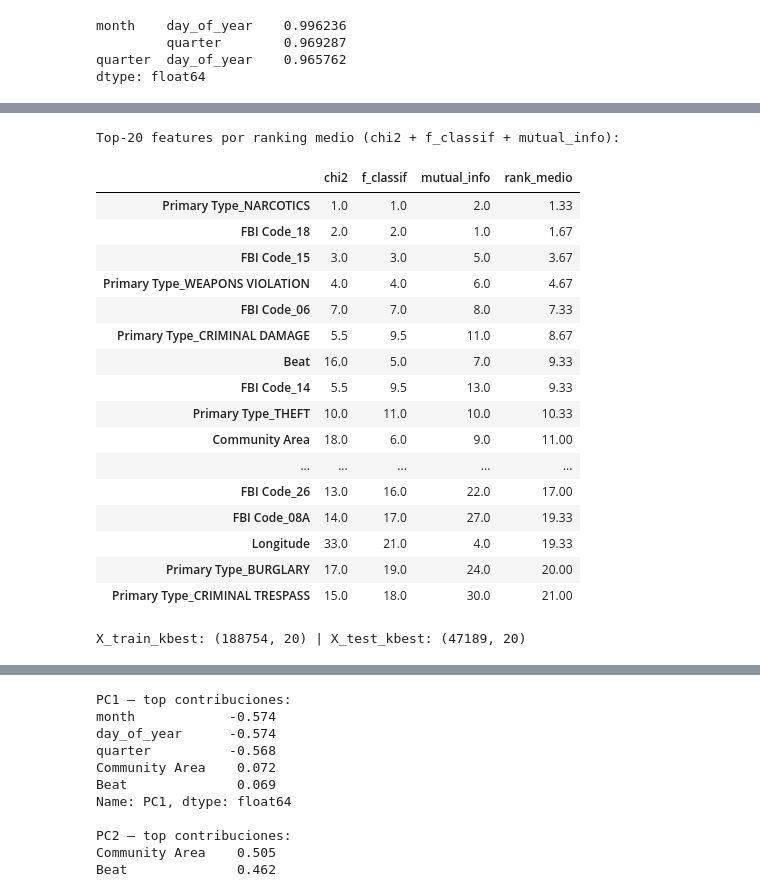
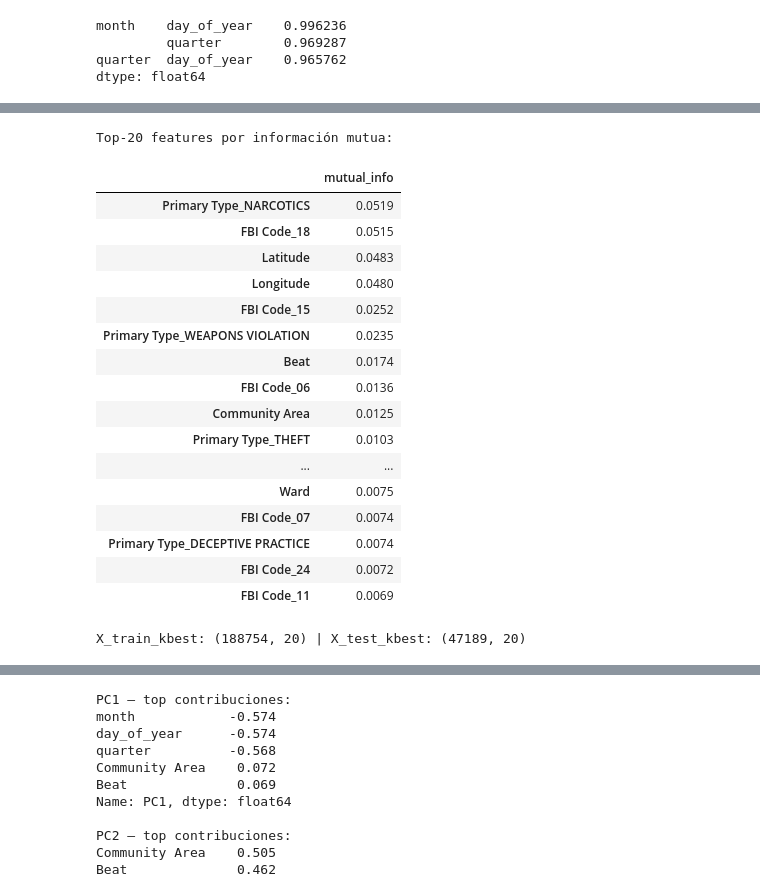
Before and after one commit to francomor/ceia-analisis-de-datos-tp-final, a Jupyter notebook: 2.tp_final_parte2_fran.ipynb, the cells around one changed output, grey strips where cells are left out. Drawn from its saved outputs; the diff is of its cells as text; code cells hidden in the pictures.

```diff
--- a/2.tp_final_parte2_fran.ipynb
+++ b/2.tp_final_parte2_fran.ipynb
@@ -595,53 +561,42 @@ X_train_vt: (188754, 37) | X_test_vt: (47189, 37)
 # %%
-# SelectKBest — usamos las columnas ya filtradas por VarianceThreshold para no puntuar features cuasi-constantes.
-X_tr_num_mm  = X_train_mm[mantenidas_vt].fillna(0)
-X_tr_num_std = X_train_vt.fillna(0)
+# SelectKBest con mutual_info_classif — ranking por información mutua con el target.
+num_cols_std = X_train_std.select_dtypes(include=[np.number]).columns.tolist()
+X_tr_num = X_train_std[num_cols_std].fillna(0)
 
 K = 20
 
-sel_chi2  = SelectKBest(score_func=chi2,                k=K).fit(X_tr_num_mm,  y_train)
-sel_anova = SelectKBest(score_func=f_classif,           k=K).fit(X_tr_num_std, y_train)
-sel_mi    = SelectKBest(score_func=mutual_info_classif, k=K).fit(X_tr_num_std, y_train)
+sel_mi = SelectKBest(score_func=mutual_info_classif, k=K).fit(X_tr_num, y_train)
 
-ranking = pd.DataFrame({
-    'chi2':        pd.Series(sel_chi2.scores_,  index=X_tr_num_mm.columns),
-    'f_classif':   pd.Series(sel_anova.scores_, index=X_tr_num_std.columns),
-    'mutual_info': pd.Series(sel_mi.scores_,    index=X_tr_num_std.columns),
-}).fillna(0)
-
-# Ranking combinado: promediamos el rank (1 = mejor) de cada método.
-top = (
-    ranking.rank(ascending=False)
-           .assign(rank_medio=lambda r: r.mean(axis=1))
-           .sort_values('rank_medio').head(K)
+ranking = (
+    pd.Series(sel_mi.scores_, index=X_tr_num.columns, name='mutual_info')
+      .sort_values(ascending=False)
 )
 
-# Features robustas: aparecen en el top-K del ranking combinado.
-features_kbest = top.index.tolist()
-print(f'Top-{K} features por ranking medio (chi2 + f_classif + mutual_info):')
-display(top.round(2))
+features_kbest = ranking.head(K).index.tolist()
+print(f'Top-{K} features por información mutua:')
+display(ranking.head(K).round(4).to_frame())
 
 # APLICAMOS la selección efectivamente: generamos datasets filtrados.
-X_train_kbest = X_train_vt[features_kbest].copy()
-X_test_kbest  = X_test_vt[features_kbest].copy()
+X_train_kbest = X_train_std[features_kbest].copy()
+X_test_kbest  = X_test_std[features_kbest].copy()
 print(f'\nX_train_kbest: {X_train_kbest.shape} | X_test_kbest: {X_test_kbest.shape}')
 # %% [output]
-Top-20 features por ranking medio (chi2 + f_classif + mutual_info):
+Top-20 features por información mutua:
-|  | chi2 | f_classif | mutual_info | rank_medio |
-| Primary Type_NARCOTICS | 1.0 | 1.0 | 2.0 | 1.33 |
-| FBI Code_18 | 2.0 | 2.0 | 1.0 | 1.67 |
-| FBI Code_15 | 3.0 | 3.0 | 5.0 | 3.67 |
-| Primary Type_WEAPONS VIOLATION | 4.0 | 4.0 | 6.0 | 4.67 |
-| FBI Code_06 | 7.0 | 7.0 | 8.0 | 7.33 |
-| Primary Type_CRIMINAL DAMAGE | 5.5 | 9.5 | 11.0 | 8.67 |
-| Beat | 16.0 | 5.0 | 7.0 | 9.33 |
-| FBI Code_14 | 5.5 | 9.5 | 13.0 | 9.33 |
-| Primary Type_THEFT | 10.0 | 11.0 | 10.0 | 10.33 |
-| Community Area | 18.0 | 6.0 | 9.0 | 11.00 |
-| ... | ... | ... | ... | ... |
-| FBI Code_26 | 13.0 | 16.0 | 22.0 | 17.00 |
-| FBI Code_08A | 14.0 | 17.0 | 27.0 | 19.33 |
-| Longitude | 33.0 | 21.0 | 4.0 | 19.33 |
-| Primary Type_BURGLARY | 17.0 | 19.0 | 24.0 | 20.00 |
-| Primary Type_CRIMINAL TRESPASS | 15.0 | 18.0 | 30.0 | 21.00 |
+|  | mutual_info |
+| Primary Type_NARCOTICS | 0.0519 |
+| FBI Code_18 | 0.0515 |
+| Latitude | 0.0483 |
+| Longitude | 0.0480 |
+| FBI Code_15 | 0.0252 |
+| Primary Type_WEAPONS VIOLATION | 0.0235 |
+| Beat | 0.0174 |
+| FBI Code_06 | 0.0136 |
+| Community Area | 0.0125 |
+| Primary Type_THEFT | 0.0103 |
+| ... | ... |
+| Ward | 0.0075 |
+| FBI Code_07 | 0.0074 |
+| Primary Type_DECEPTIVE PRACTICE | 0.0074 |
+| FBI Code_24 | 0.0072 |
+| FBI Code_11 | 0.0069 |
 X_train_kbest: (188754, 20) | X_test_kbest: (47189, 20)
```
Also changed, not shown: parts of 17 cells of this notebook.
